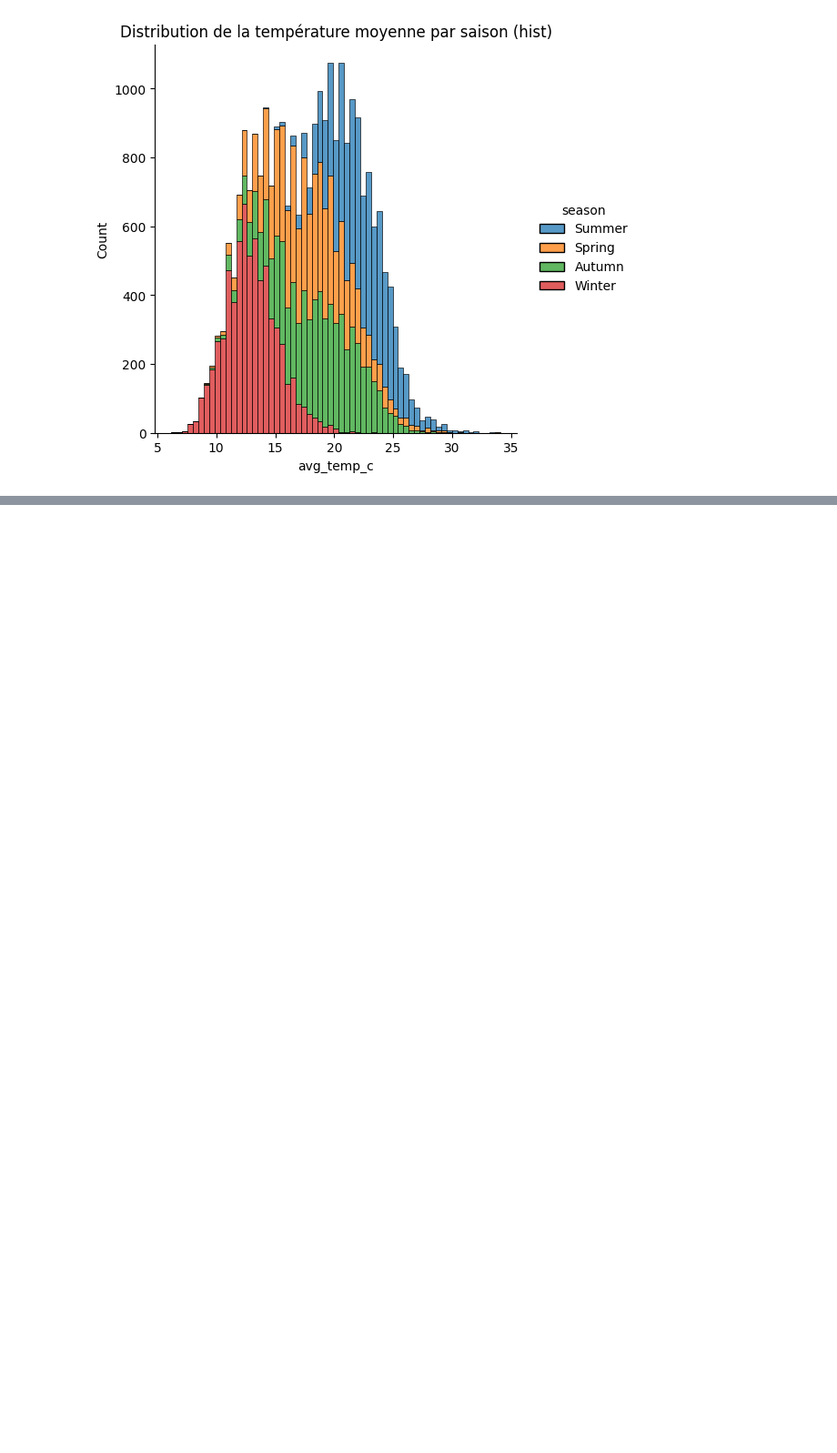
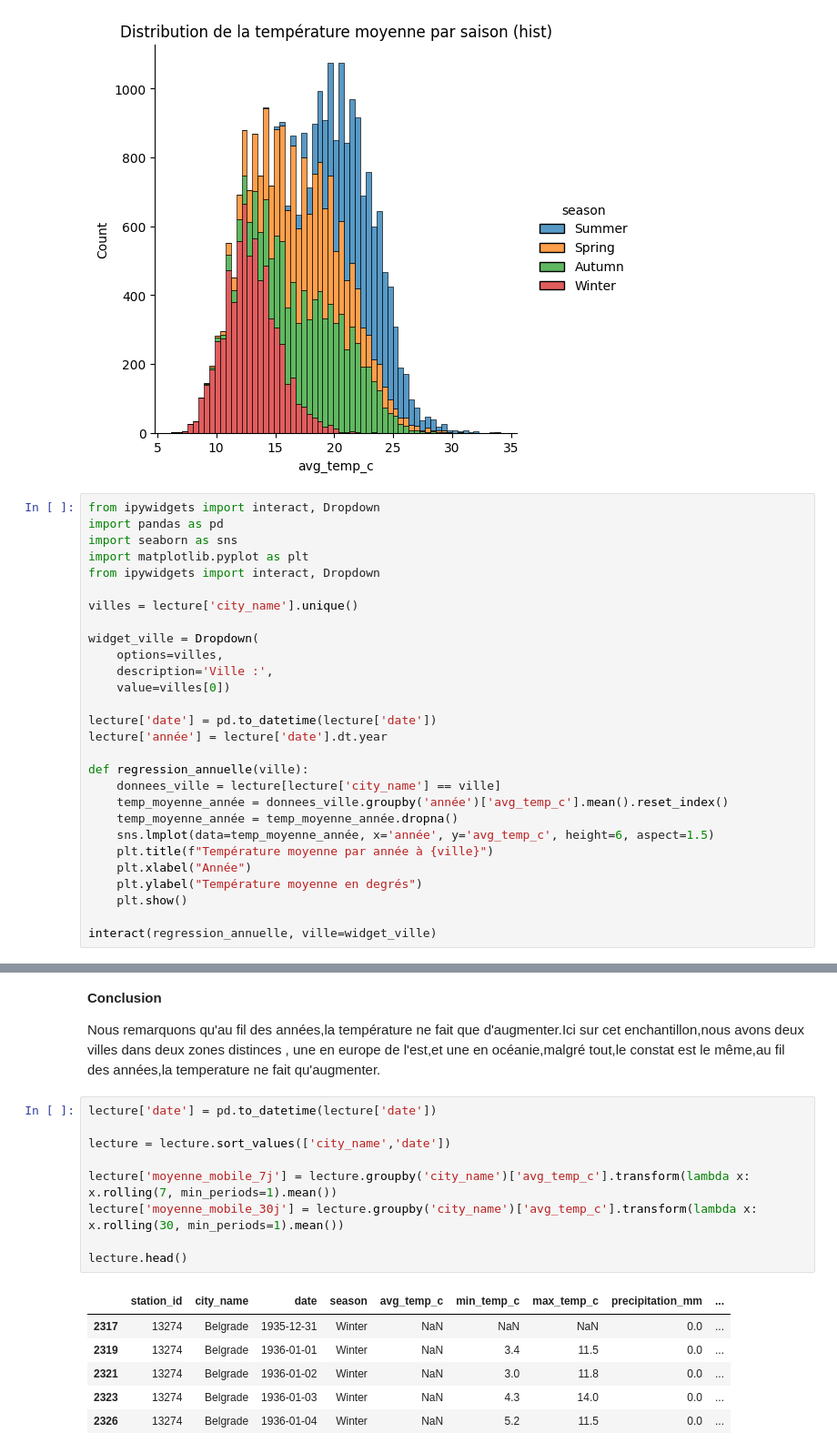
Before and after one commit to Quentin-Epitech/Piscine2, a Jupyter notebook: Day7/weather.ipynb, the cells around one changed output, grey strips where cells are left out. Shown: that part at 91% size. Drawn from its saved outputs; the diff is of its cells as text; blank space fills up the shorter version.

```diff
--- a/Day7/weather.ipynb
+++ b/Day7/weather.ipynb
@@ -59,3 +59,31 @@ plt.title(f"Distribution de la température moyenne par saison (hist)")
 plt.show()
 # %% [output]
 [figure]
+# %%
+from ipywidgets import interact, Dropdown
+import pandas as pd
+import seaborn as sns
+import matplotlib.pyplot as plt
+from ipywidgets import interact, Dropdown
+
+villes = lecture['city_name'].unique()
+
+widget_ville = Dropdown(
+    options=villes,
+    description='Ville :',
+    value=villes[0])
+
+lecture['date'] = pd.to_datetime(lecture['date'])
+lecture['année'] = lecture['date'].dt.year
+
+def regression_annuelle(ville):
+    donnees_ville = lecture[lecture['city_name'] == ville]
+    temp_moyenne_année = donnees_ville.groupby('année')['avg_temp_c'].mean().reset_index()
+    temp_moyenne_année = temp_moyenne_année.dropna()
+    sns.lmplot(data=temp_moyenne_année, x='année', y='avg_temp_c', height=6, aspect=1.5)
+    plt.title(f"Température moyenne par année à {ville}")
+    plt.xlabel("Année")
+    plt.ylabel("Température moyenne en degrés")
+    plt.show()
+
+interact(regression_annuelle, ville=widget_ville)
@@ -61,0 +108,20 @@ plt.show()
+# %% [markdown]
+**Conclusion**
+
+Nous remarquons qu'au fil des années,la température ne fait que d'augmenter.Ici sur cet enchantillon,nous avons deux villes dans deux zones distinces , une en europe de l'est,et une en océanie,malgré tout,le constat est le même,au fil des années,la temperature ne fait qu'augmenter.
+# %%
+lecture['date'] = pd.to_datetime(lecture['date'])
+
+lecture = lecture.sort_values(['city_name','date'])
+
+lecture['moyenne_mobile_7j'] = lecture.groupby('city_name')['avg_temp_c'].transform(lambda x: x.rolling(7, min_periods=1).mean())
+lecture['moyenne_mobile_30j'] = lecture.groupby('city_name')['avg_temp_c'].transform(lambda x: x.rolling(30, min_periods=1).mean())
+
+lecture.head()
+# %% [output]
+|  | station_id | city_name | date | season | avg_temp_c | min_temp_c | max_temp_c | precipitation_mm | ... |
+| 2317 | 13274 | Belgrade | 1935-12-31 | Winter | NaN | NaN | NaN | 0.0 | ... |
+| 2319 | 13274 | Belgrade | 1936-01-01 | Winter | NaN | 3.4 | 11.5 | 0.0 | ... |
+| 2321 | 13274 | Belgrade | 1936-01-02 | Winter | NaN | 3.0 | 11.8 | 0.0 | ... |
+| 2323 | 13274 | Belgrade | 1936-01-03 | Winter | NaN | 4.3 | 14.0 | 0.0 | ... |
+| 2326 | 13274 | Belgrade | 1936-01-04 | Winter | NaN | 5.2 | 11.5 | 0.0 | ... |
```
Also changed, not shown: parts of 7 cells of this notebook, 3 other files.
